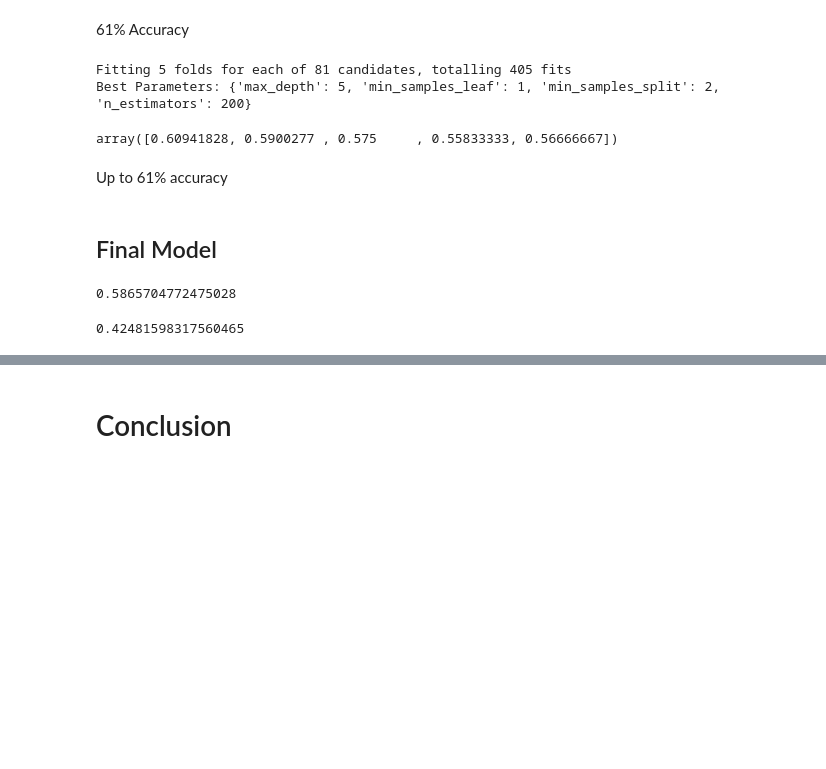
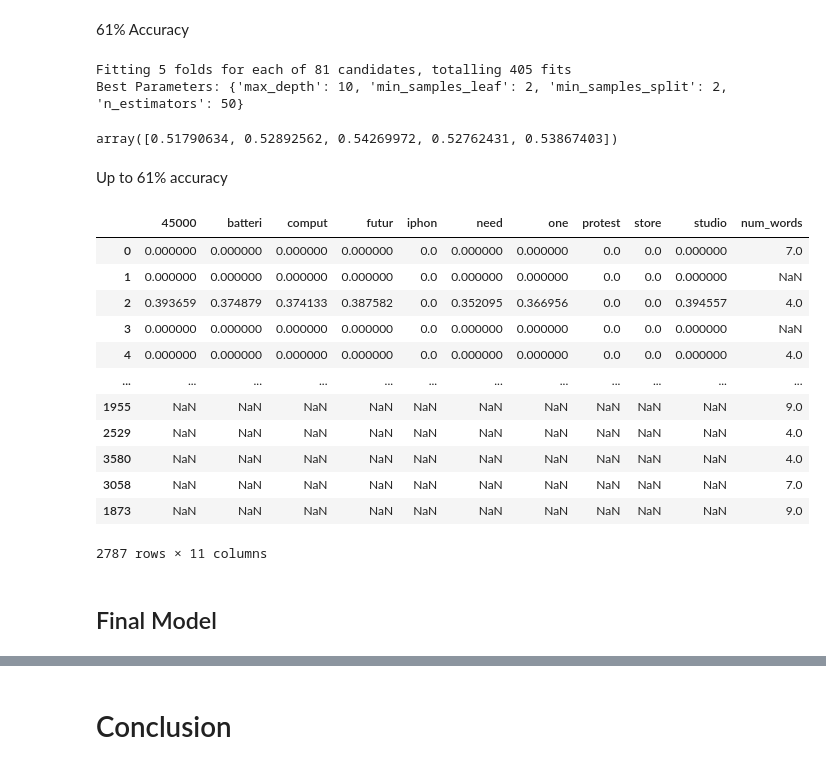
Before and after one commit to mkearns17/NLP_Project, a Jupyter notebook: notebook.ipynb, the cells around one changed output, grey strips where cells are left out. Drawn from its saved outputs; the diff is of its cells as text; code cells hidden in the pictures; blank space fills up the shorter version.

Commit message:
Add num_words per post

```diff
--- a/notebook.ipynb
+++ b/notebook.ipynb
@@ -389,56 +369,86 @@ grid_search = GridSearchCV(estimator= rf_model,
                            n_jobs=-1)
 
 # Fit the model
-grid_search.fit(X_train_resampled, y_train_resampled)
+grid_search.fit(X_train_vectorized, y_train_binary)
 
 # Output best parameters
 print("Best Parameters:", grid_search.best_params_)
 # %% [output]
 Fitting 5 folds for each of 81 candidates, totalling 405 fits
-Best Parameters: {'max_depth': 5, 'min_samples_leaf': 1, 'min_samples_split': 2, 'n_estimators': 200}
+Best Parameters: {'max_depth': 10, 'min_samples_leaf': 2, 'min_samples_split': 2, 'n_estimators': 50}
 # %%
 #Test RF model with optimized parameter
 rf_model_optimized = RandomForestClassifier(random_state = 24,
-                                           max_depth = 5,
-                                           min_samples_leaf = 1,
+                                           max_depth = 10,
+                                           min_samples_leaf = 2,
                                            min_samples_split = 2,
-                                           n_estimators = 200)
-rf_model_optimized_cv = cross_val_score(rf_model_optimized, X_train_resampled, y_train_resampled)
+                                           n_estimators = 50)
+rf_model_optimized_cv = cross_val_score(rf_model_optimized, X_train_vectorized, y_train_binary)
 rf_model_optimized_cv
 # %% [output]
-array([0.60941828, 0.5900277 , 0.575     , 0.55833333, 0.56666667])
+array([0.51790634, 0.52892562, 0.54269972, 0.52762431, 0.53867403])
 # %% [markdown]
 Up to 61% accuracy
+# %%
+def count_words(token_list):
+    count_words = len(token_list)
+    return count_words
+
+X_train_binary['num_words'] = X_train_binary['text_stopwords_removed'].apply(count_words)
+# %%
+tfidf = TfidfVectorizer(max_features = 10,
+                        stop_words = stemmed_stopwords,
+                        tokenizer = stem_and_tokenize,
+                        )
+
+X_train_vectorized = tfidf.fit_transform(X_train_binary['text_cleaned'])
+
+# Create a full df of vectorized + engineered features
+X_train_vectorized_df = pd.DataFrame(X_train_vectorized.toarray(), columns=tfidf.get_feature_names_out())
+preprocessed_X_train = pd.concat([
+    X_train_vectorized_df, X_train_binary['num_words']
+], axis=1)
+preprocessed_X_train
+# %% [output]
+|  | 45000 | batteri | comput | futur | iphon | need | one | protest | store | studio | num_words |
+| 0 | 0.000000 | 0.000000 | 0.000000 | 0.000000 | 0.0 | 0.000000 | 0.000000 | 0.0 | 0.0 | 0.000000 | 7.0 |
+| 1 | 0.000000 | 0.000000 | 0.000000 | 0.000000 | 0.0 | 0.000000 | 0.000000 | 0.0 | 0.0 | 0.000000 | NaN |
+| 2 | 0.393659 | 0.374879 | 0.374133 | 0.387582 | 0.0 | 0.352095 | 0.366956 | 0.0 | 0.0 | 0.394557 | 4.0 |
+| 3 | 0.000000 | 0.000000 | 0.000000 | 0.000000 | 0.0 | 0.000000 | 0.000000 | 0.0 | 0.0 | 0.000000 | NaN |
+| 4 | 0.000000 | 0.000000 | 0.000000 | 0.000000 | 0.0 | 0.000000 | 0.000000 | 0.0 | 0.0 | 0.000000 | 4.0 |
+| ... | ... | ... | ... | ... | ... | ... | ... | ... | ... | ... | ... |
+| 1955 | NaN | NaN | NaN | NaN | NaN | NaN | NaN | NaN | NaN | NaN | 9.0 |
+| 2529 | NaN | NaN | NaN | NaN | NaN | NaN | NaN | NaN | NaN | NaN | 4.0 |
+| 3580 | NaN | NaN | NaN | NaN | NaN | NaN | NaN | NaN | NaN | NaN | 4.0 |
+| 3058 | NaN | NaN | NaN | NaN | NaN | NaN | NaN | NaN | NaN | NaN | 7.0 |
+| 1873 | NaN | NaN | NaN | NaN | NaN | NaN | NaN | NaN | NaN | NaN | 9.0 |
+2787 rows × 11 columns
 # %% [markdown]
 ## Final Model
 # %%
 #Instantiate final model
 final_model = rf_model_optimized
-final_model.fit(X_train_resampled,y_train_resampled)
-final_model.score(X_train_resampled,y_train_resampled)
+final_model.fit(X_train_vectorized, y_train_binary)
+final_model.score(X_train_vectorized, y_train_binary)
-# %% [output]
-0.5865704772475028
 # %%
 #Check accuracy on test results
 final_X_test = tfidf.fit_transform(X_test['text_cleaned'])
 
-#Randomly convert y_test 3's to 1's and 5's
+#Convert y_test 3's to 5's
 
 # Step 1: Identify rows with a rating of 3
-#rating_3_indices = y_test[y_test == 3].index
+rating_3_indices = y_test[y_test == 3].index
 
-# Step 2: Randomly assign these rows to 1 or 5
+# Step 2: Assign these or 5
 # Generate random integers (1 or 5) for each index in `rating_3_indices`
 #np.random.seed(42)
-#new_ratings = np.random.choice([1, 5], size=len(rating_3_indices), replace=True)
+new_ratings = np.full(len(rating_3_indices), 5)
 
 # Step 3: Replace the values in the dataset
-#y_test_binary = y_test
-#y_test_binary.loc[rating_3_indices] = new_ratings
+y_test_binary = y_test
+y_test_binary.loc[rating_3_indices] = new_ratings
 
 final_model.score(final_X_test,y_test)
-# %% [output]
-0.42481598317560465
 # %%
 #Make Confusion Matrix
 from sklearn.metrics import confusion_matrix
```
Also changed, not shown: parts of 12 cells of this notebook.
